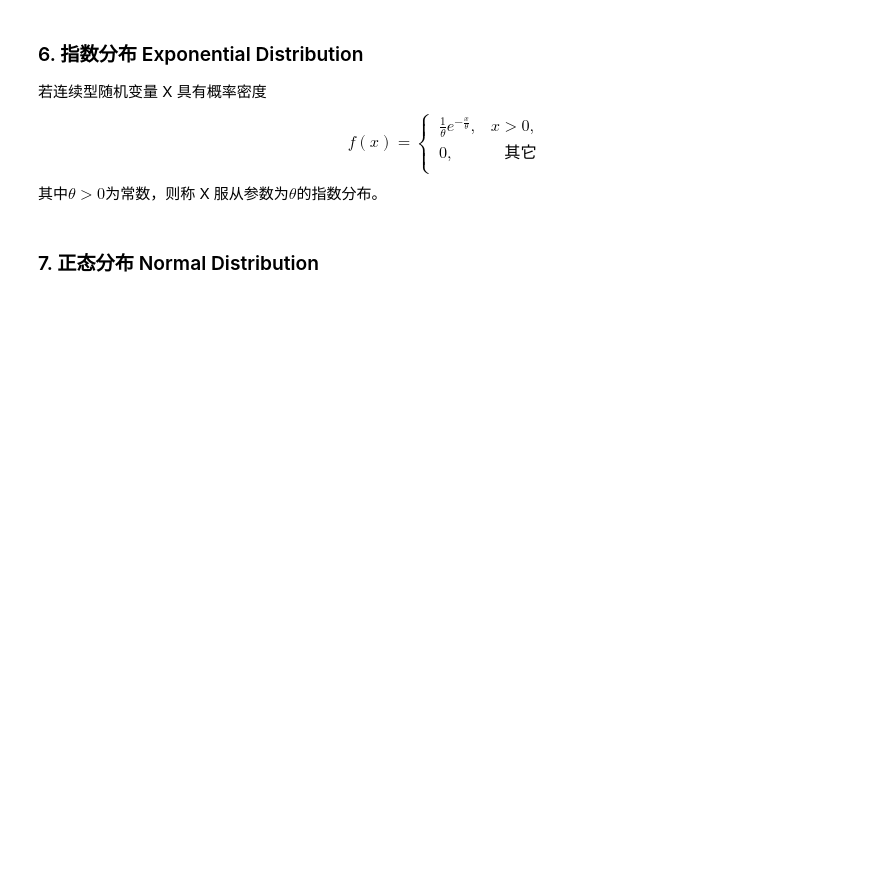
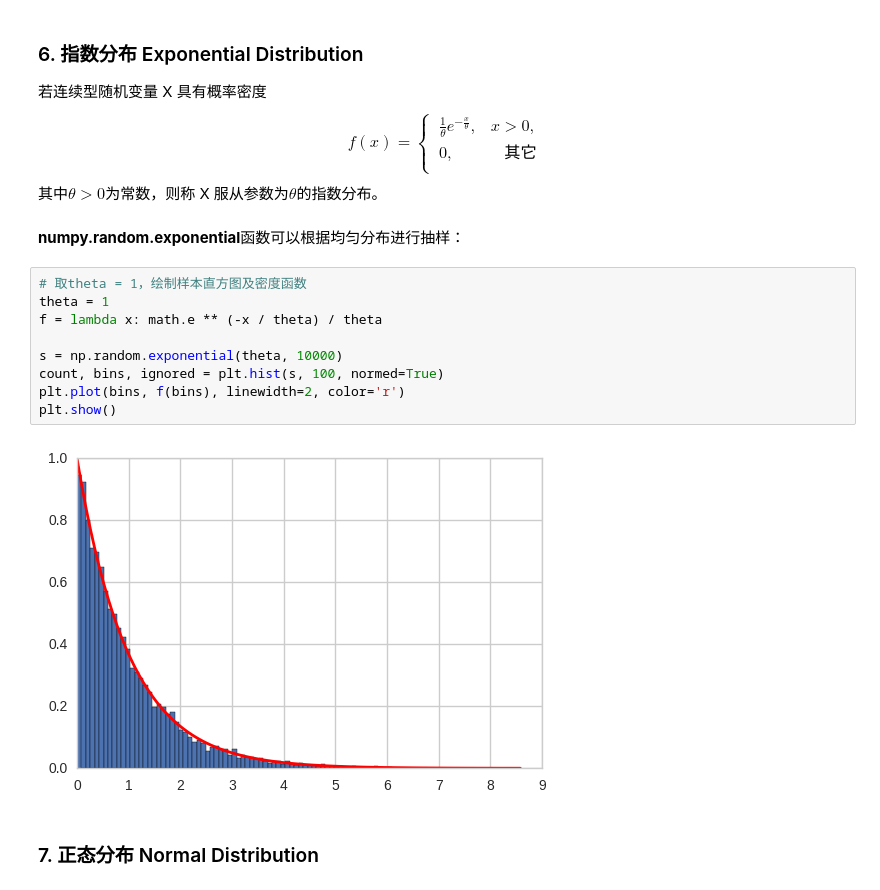
Before and after one commit to reata/ProbabilityAndStatistics, a Jupyter notebook: Random Variable and its Distribution.ipynb, the cells around one changed output. Saved outputs shown, nothing was run; the diff lists cells and outputs as text; blank space fills up the shorter version.

Commit message:
numpy function of exponential distribution

```diff
--- a/Random Variable and its Distribution.ipynb
+++ b/Random Variable and its Distribution.ipynb
@@ -196,5 +199,18 @@ $$ f(x) =\left\{
 \right.
 $$
 其中$\theta > 0$为常数，则称 X 服从参数为$\theta$的指数分布。
+# %% [markdown]
+**numpy.random.exponential**函数可以根据均匀分布进行抽样：
+# %%
+# 取theta = 1，绘制样本直方图及密度函数
+theta = 1
+f = lambda x: math.e ** (-x / theta) / theta
+
+s = np.random.exponential(theta, 10000)
+count, bins, ignored = plt.hist(s, 100, normed=True)
+plt.plot(bins, f(bins), linewidth=2, color='r')
+plt.show()
+# %% [output]
+[figure, added]
 # %% [markdown]
 ### 7. 正态分布 Normal Distribution
```
Also changed, not shown: parts of 6 cells of this notebook.
